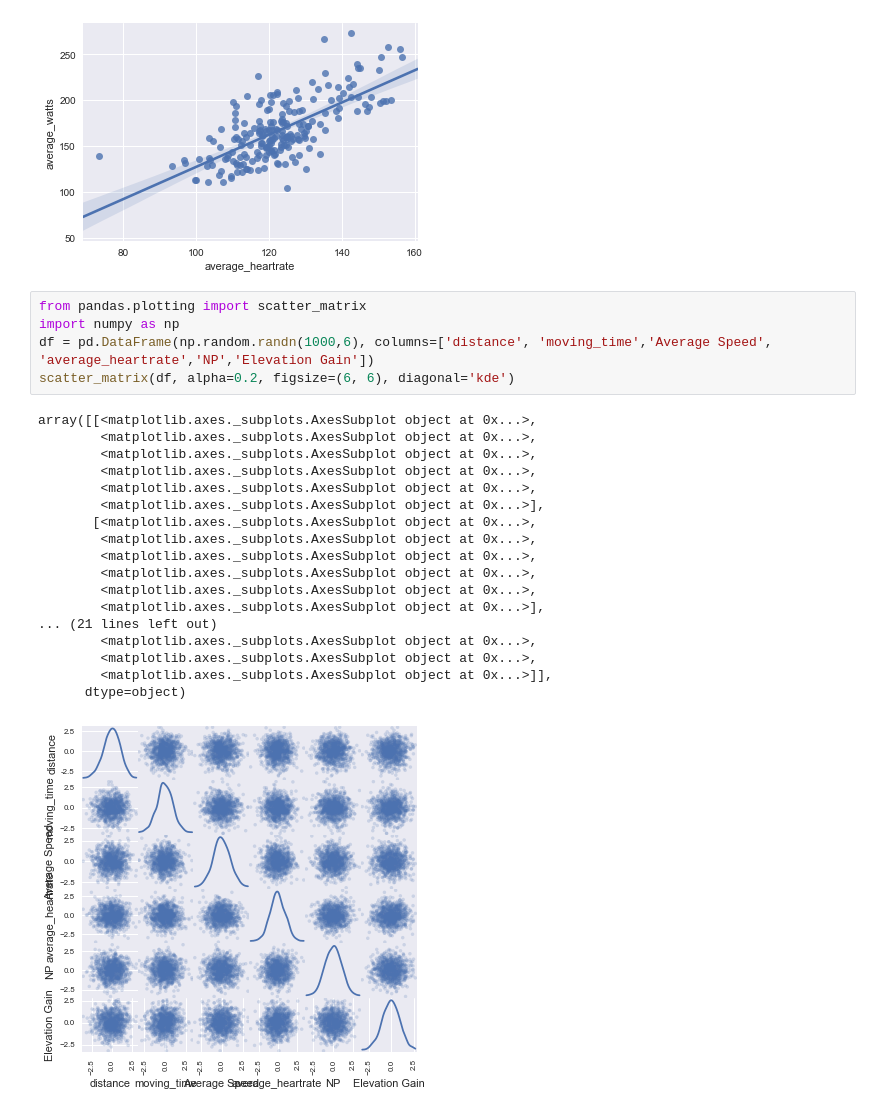
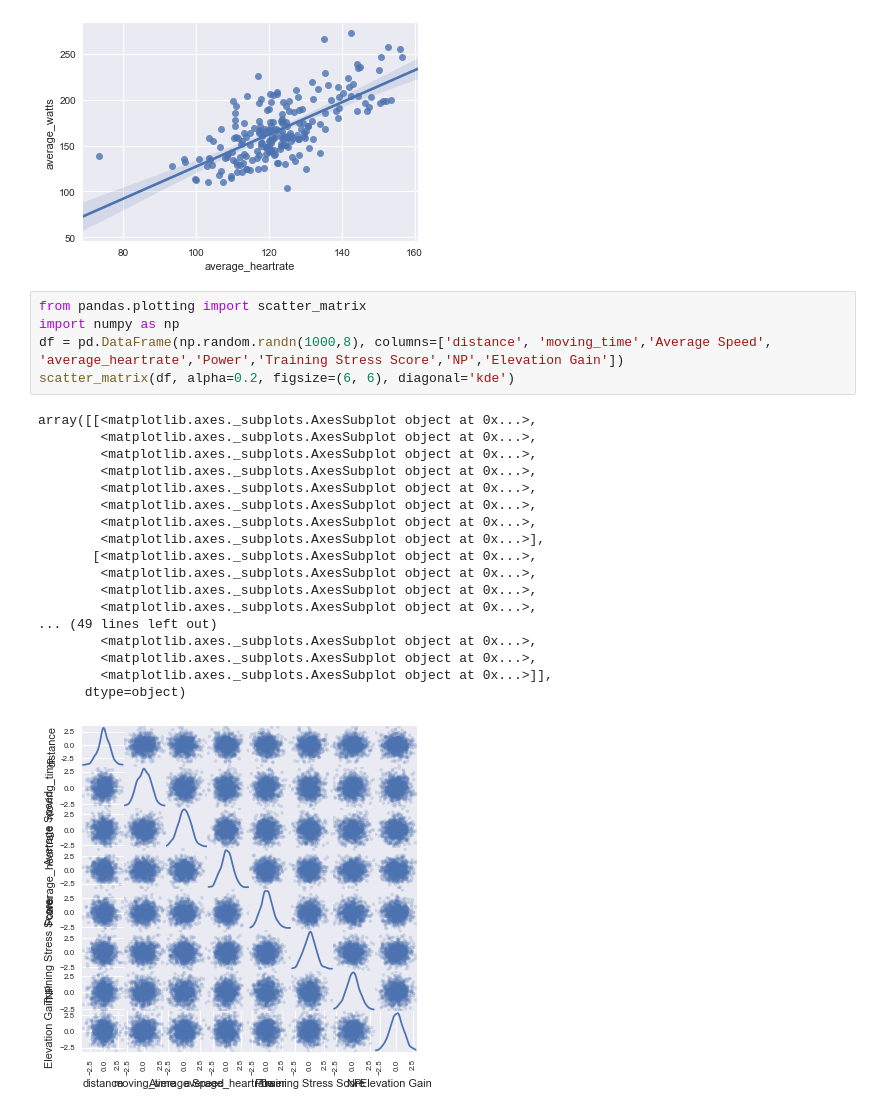
Before and after one commit to garyliu427/portfolio-2019-garyliu427, a Jupyter notebook: Portfolio 1.ipynb, the cells around one changed output. Drawn from its saved outputs; the diff is of its cells as text.

```diff
--- a/Portfolio 1.ipynb
+++ b/Portfolio 1.ipynb
@@ -216,24 +195,24 @@ sns.regplot(x='average_heartrate', y='average_watts', data = result)
 # %%
 from pandas.plotting import scatter_matrix
 import numpy as np
-df = pd.DataFrame(np.random.randn(1000,6), columns=['distance', 'moving_time','Average Speed', 'average_heartrate','NP','Elevation Gain'])
+df = pd.DataFrame(np.random.randn(1000,8), columns=['distance', 'moving_time','Average Speed', 'average_heartrate','Power','Training Stress Score','NP','Elevation Gain'])
 scatter_matrix(df, alpha=0.2, figsize=(6, 6), diagonal='kde')
 # %% [output]
 array([[<matplotlib.axes._subplots.AxesSubplot object at 0x...>,
+        <matplotlib.axes._subplots.AxesSubplot object at 0x...>,
+        <matplotlib.axes._subplots.AxesSubplot object at 0x...>,
         <matplotlib.axes._subplots.AxesSubplot object at 0x...>,
         <matplotlib.axes._subplots.AxesSubplot object at 0x...>,
         <matplotlib.axes._subplots.AxesSubplot object at 0x...>,
         <matplotlib.axes._subplots.AxesSubplot object at 0x...>,
         <matplotlib.axes._subplots.AxesSubplot object at 0x...>],
        [<matplotlib.axes._subplots.AxesSubplot object at 0x...>,
         <matplotlib.axes._subplots.AxesSubplot object at 0x...>,
         <matplotlib.axes._subplots.AxesSubplot object at 0x...>,
         <matplotlib.axes._subplots.AxesSubplot object at 0x...>,
-        <matplotlib.axes._subplots.AxesSubplot object at 0x...>,
-        <matplotlib.axes._subplots.AxesSubplot object at 0x...>],
-... (21 lines left out)
+... (49 lines left out)
         <matplotlib.axes._subplots.AxesSubplot object at 0x...>,
         <matplotlib.axes._subplots.AxesSubplot object at 0x...>,
         <matplotlib.axes._subplots.AxesSubplot object at 0x...>]],
       dtype=object)
-[figure, old version]
+[figure, new version]
```
Also changed, not shown: parts of 3 cells of this notebook.
